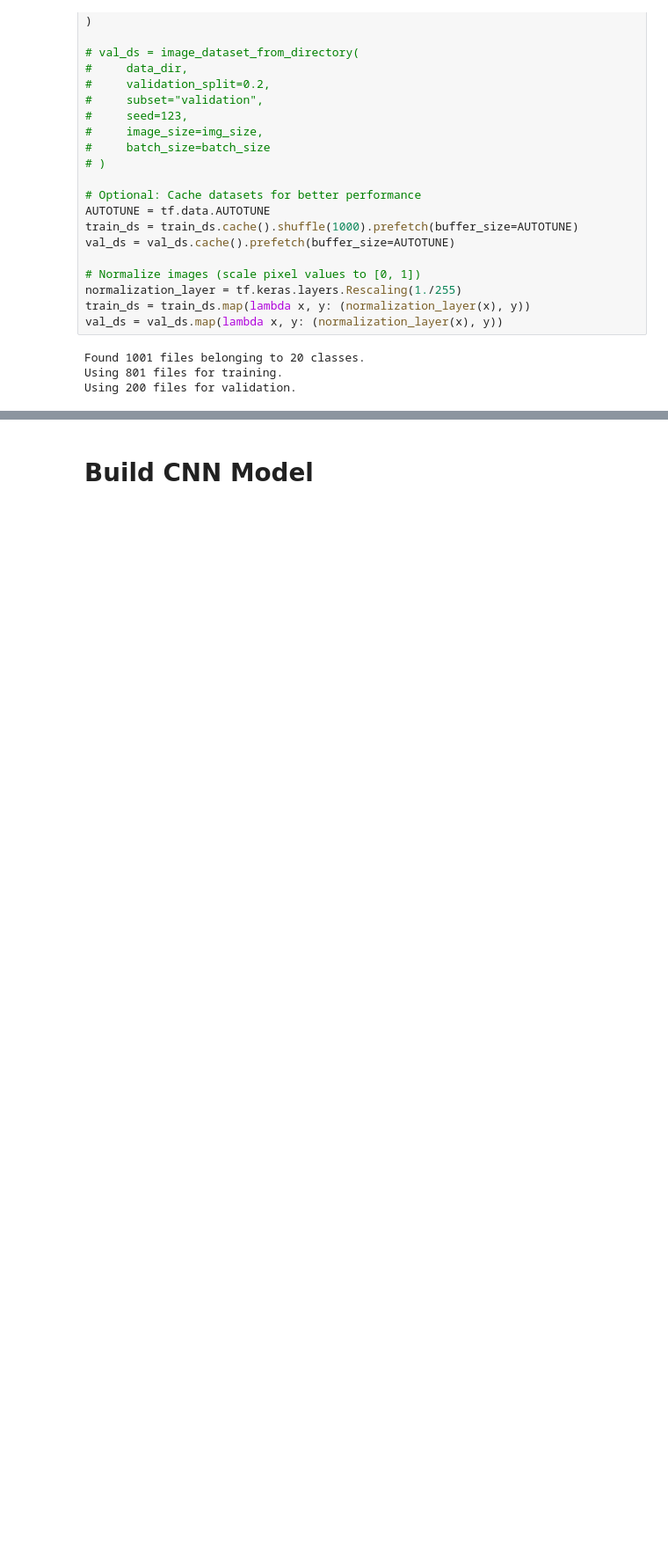
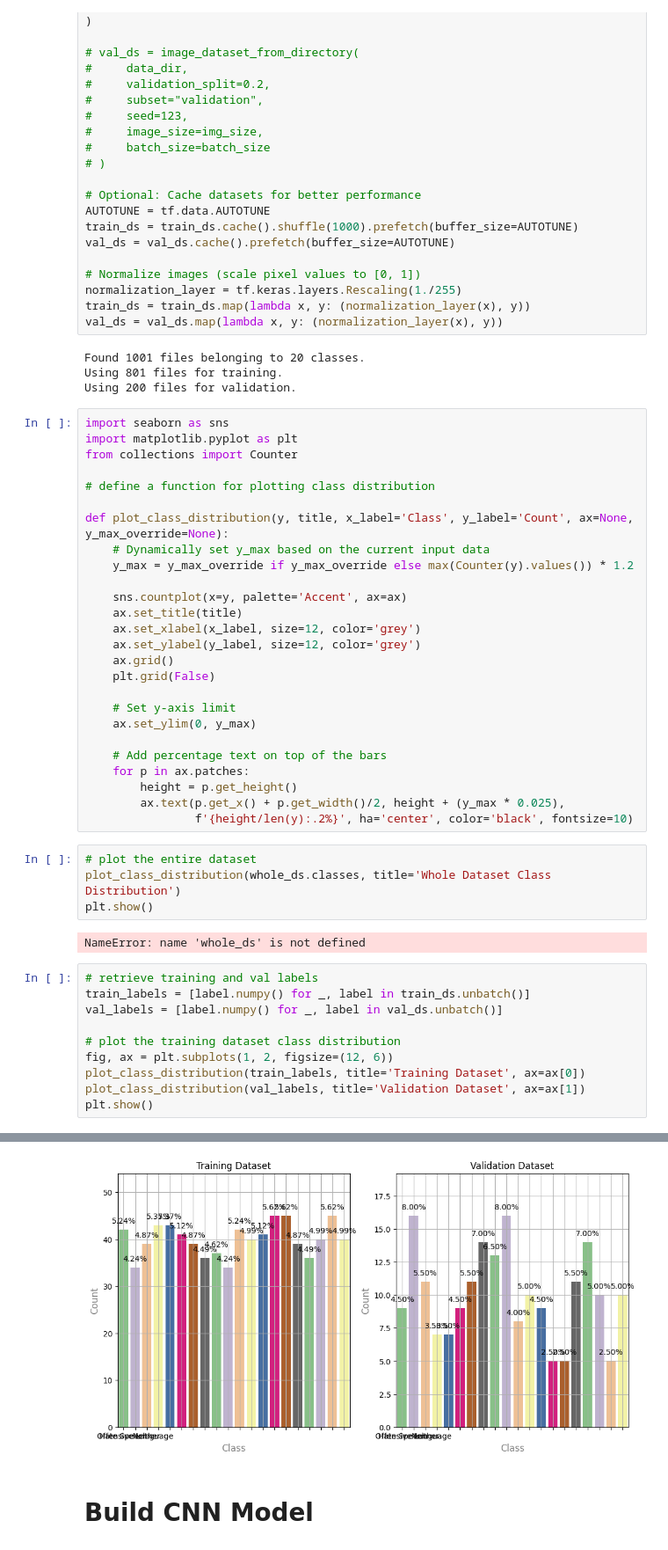
Before and after one commit to RGBHamSandwich/ANNaDL_Bird_Project, a Jupyter notebook: riv_model.ipynb, the cells around one changed output, grey strips where cells are left out. Shown: that part at 88% size. Cells and saved outputs as stored; diff of their text form; blank space fills up the shorter version.

Commit message:
adding in the plotting function

```diff
--- a/riv_model.ipynb
+++ b/riv_model.ipynb
@@ -45,3 +45,46 @@ val_ds = val_ds.map(lambda x, y: (normalization_layer(x), y))
 Found 1001 files belonging to 20 classes.
 Using 801 files for training.
 Using 200 files for validation.
+# %%
+import seaborn as sns
+import matplotlib.pyplot as plt
+from collections import Counter
+
+# define a function for plotting class distribution
+
+def plot_class_distribution(y, title, x_label='Class', y_label='Count', ax=None, y_max_override=None):
+    # Dynamically set y_max based on the current input data
+    y_max = y_max_override if y_max_override else max(Counter(y).values()) * 1.2
+
+    sns.countplot(x=y, palette='Accent', ax=ax)
+    ax.set_title(title)
+    ax.set_xlabel(x_label, size=12, color='grey')
+    ax.set_ylabel(y_label, size=12, color='grey')
+    ax.grid()
+    plt.grid(False)
+
+    # Set y-axis limit
+    ax.set_ylim(0, y_max)
+
+    # Add percentage text on top of the bars
+    for p in ax.patches:
+        height = p.get_height()
+        ax.text(p.get_x() + p.get_width()/2, height + (y_max * 0.025),
+                f'{height/len(y):.2%}', ha='center', color='black', fontsize=10)
+# %%
+# plot the entire dataset
+plot_class_distribution(whole_ds.classes, title='Whole Dataset Class Distribution')
+plt.show()
+# %% [output]
+NameError: name 'whole_ds' is not defined
+# %%
+# retrieve training and val labels
+train_labels = [label.numpy() for _, label in train_ds.unbatch()]
+val_labels = [label.numpy() for _, label in val_ds.unbatch()]
+
+# plot the training dataset class distribution
+fig, ax = plt.subplots(1, 2, figsize=(12, 6))
+plot_class_distribution(train_labels, title='Training Dataset', ax=ax[0])
+plot_class_distribution(val_labels, title='Validation Dataset', ax=ax[1])
+plt.show()
+# %% [output]
@@ -48,3 +98,4 @@ Using 200 files for validation.
+[figure, added]
 # %% [markdown]
 # Build CNN Model
 # %%
```
Also changed, not shown: parts of 1 cell of this notebook, 1 other file.
